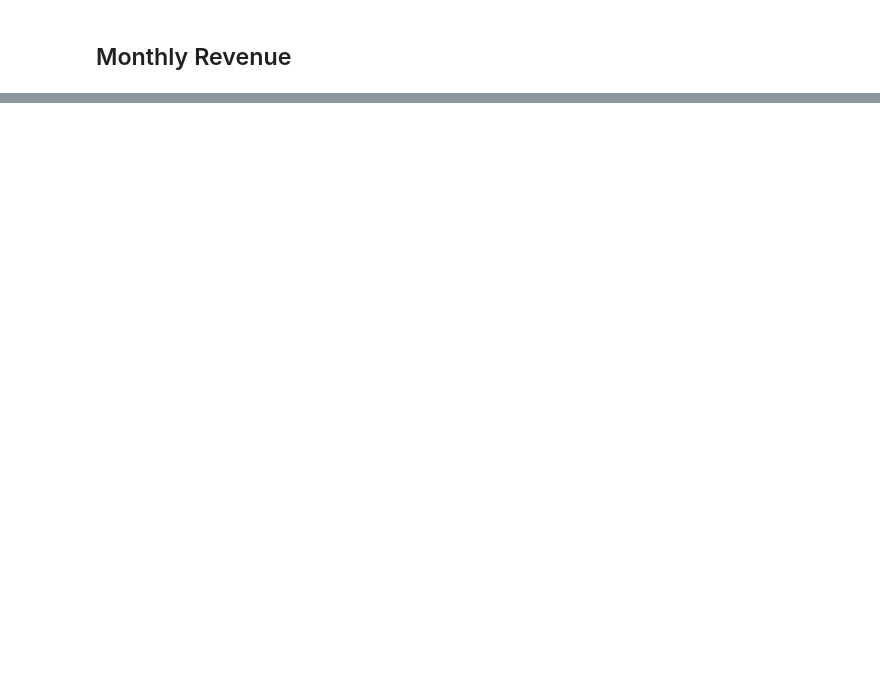
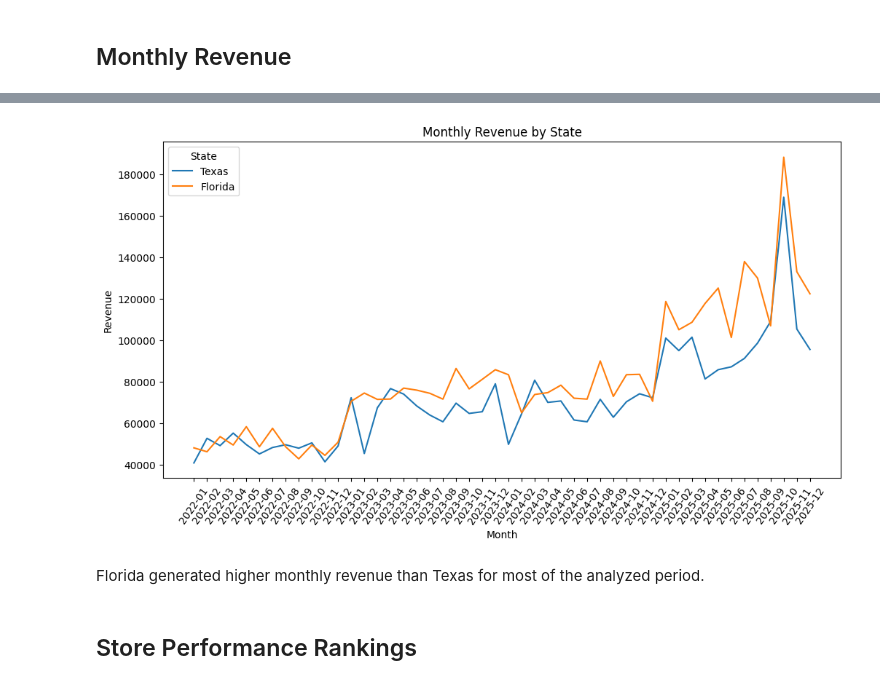
Before and after one commit to JulissaAlmaraz/Capstone_2, a Jupyter notebook: almarazflores_sales_analysis.ipynb, the cells around one changed output, grey strips where cells are left out. Cells and saved outputs as stored; diff of their text form; code cells hidden in the pictures; blank space fills up the shorter version.

```diff
--- a/almarazflores_sales_analysis.ipynb
+++ b/almarazflores_sales_analysis.ipynb
@@ -152,2 +154,13 @@ south_region[['Store ID', 'Store Location', 'State', 'Territory Manager']]
 # %% [markdown]
 ## Monthly Revenue
+# %%
+store_sales['Transaction Date'] = pd.to_datetime(store_sales['Transaction Date'])
+store_sales['Month'] = store_sales['Transaction Date'].dt.to_period('M')
+#Creating year & month columns
+sales_detail = pd.merge(store_sales, store_detail, on='Store ID')
+
+south_states = ['Texas', 'Florida']
+sales_detail = sales_detail[sales_detail['State'].isin(south_states)].copy()
+
+monthly_revenue = sales_detail.groupby(['State', 'Month'])['Sale Amount'].sum() .reset_index()
+monthly_revenue
@@ -154 +181,42 @@ south_region[['Store ID', 'Store Location', 'State', 'Territory Manager']]
+# %%
+texas = monthly_revenue[
+    monthly_revenue['State'] == 'Texas'
+]
+florida = monthly_revenue[
+    monthly_revenue['State'] == 'Florida'
+]
+
+
+plt.figure(figsize=(12,6))
+
+
+
+plt.plot(
+    texas['Month'].astype(str),
+    texas['Sale Amount'],
+    color='tab:blue',
+    label='Texas'
+)
+plt.plot(
+    florida['Month'].astype(str),
+    florida['Sale Amount'],
+    color='tab:orange',
+    label='Florida'
+)
+
+plt.title('Monthly Revenue by State')
+plt.xlabel('Month')
+plt.ylabel('Revenue')
+
+plt.xticks(rotation=55)
+
+plt.legend(title='State')
+
+plt.show()
+# %% [output]
+[figure, added]
+# %% [markdown]
+Florida generated higher monthly revenue than Texas for most of the analyzed period.
+# %% [markdown]
+## Store Performance Rankings
 # %%
```
Also changed, not shown: parts of 16 cells of this notebook, 5 other files.
